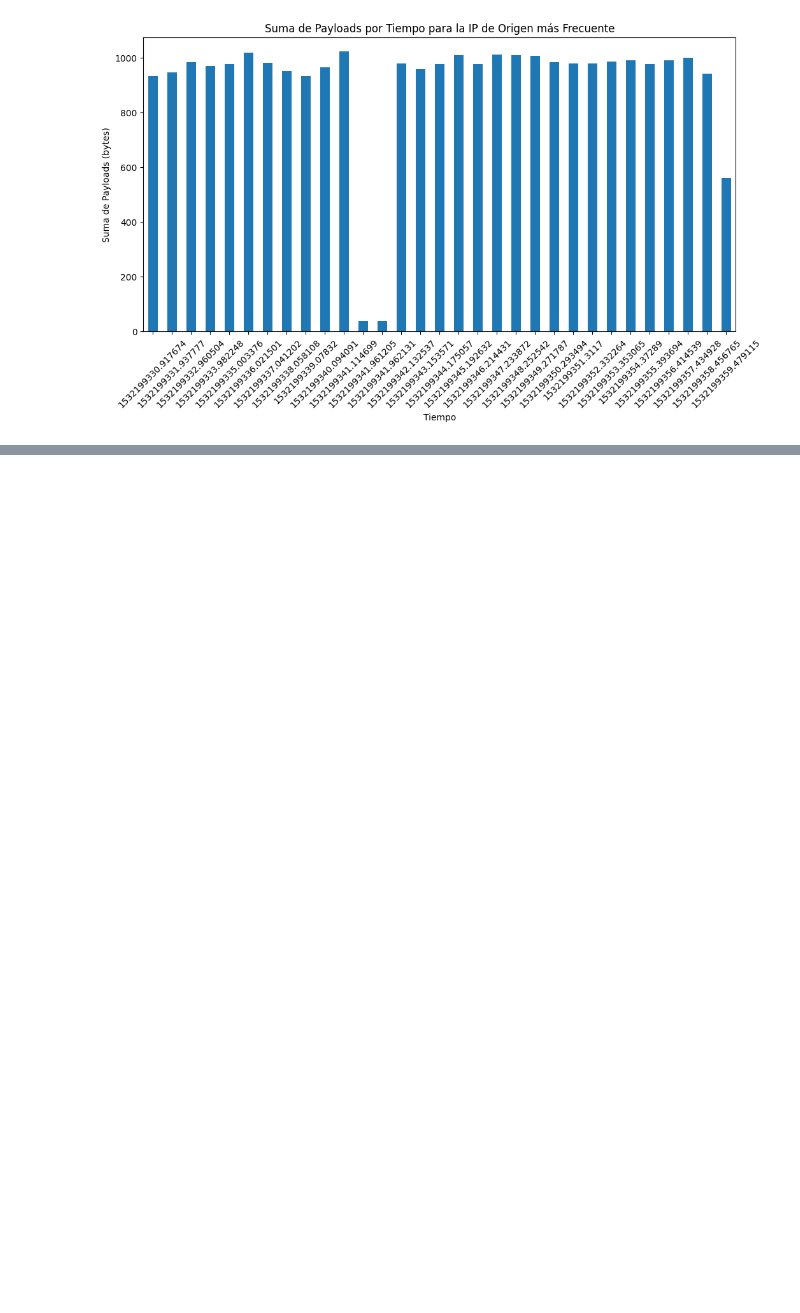
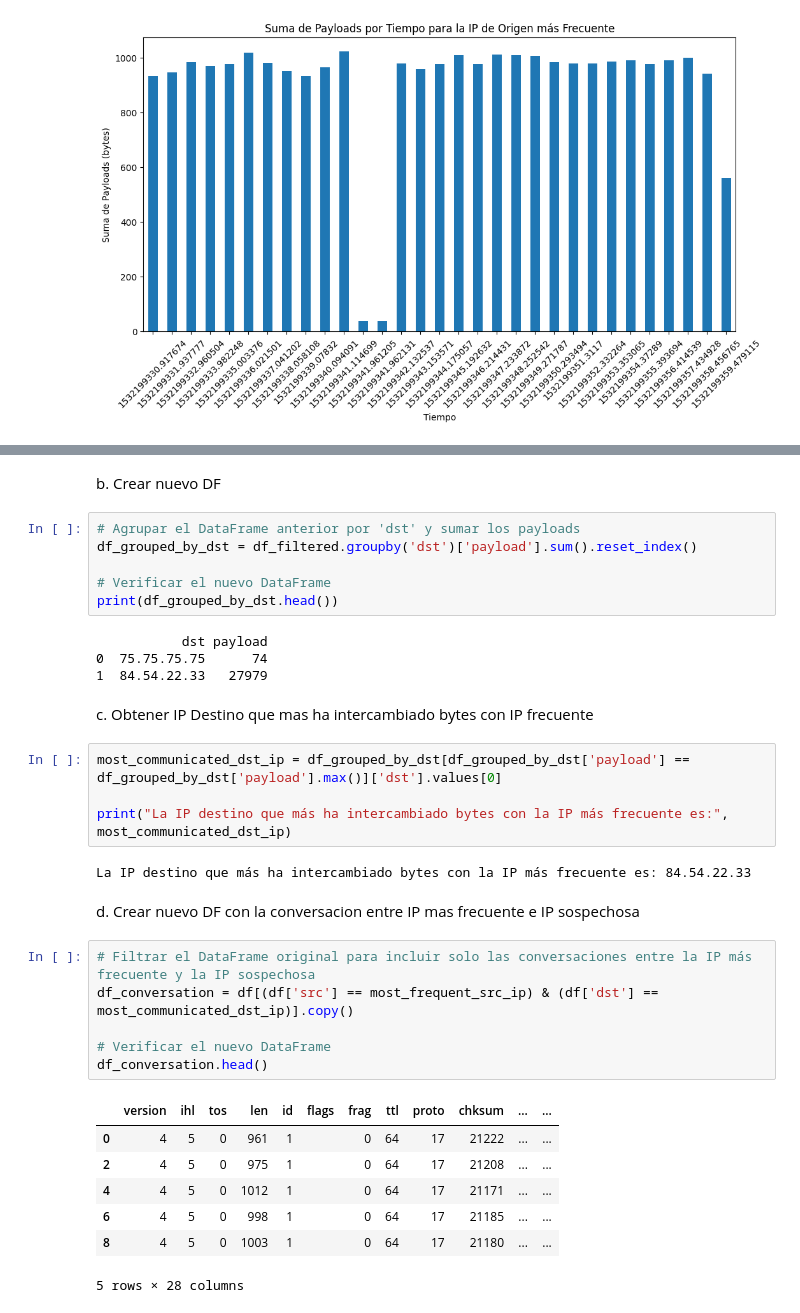
Before and after one commit to javim7/Lab6-SDS, a Jupyter notebook: lab6.ipynb, the cells around one changed output, grey strips where cells are left out. Cells and saved outputs as stored; diff of their text form; blank space fills up the shorter version.

```diff
--- a/lab6.ipynb
+++ b/lab6.ipynb
@@ -295,0 +330,36 @@ Basado en el hecho de que estoy en mi casa, el comportamiento de las gráficas p
+# %% [markdown]
+b. Crear nuevo DF
+# %%
+# Agrupar el DataFrame anterior por 'dst' y sumar los payloads
+df_grouped_by_dst = df_filtered.groupby('dst')['payload'].sum().reset_index()
+
+# Verificar el nuevo DataFrame
+print(df_grouped_by_dst.head())
+# %% [output]
+           dst payload
+0  75.75.75.75      74
+1  84.54.22.33   27979
+# %% [markdown]
+c. Obtener IP Destino que mas ha intercambiado bytes con IP frecuente
+# %%
+most_communicated_dst_ip = df_grouped_by_dst[df_grouped_by_dst['payload'] == df_grouped_by_dst['payload'].max()]['dst'].values[0]
+
+print("La IP destino que más ha intercambiado bytes con la IP más frecuente es:", most_communicated_dst_ip)
+# %% [output]
+La IP destino que más ha intercambiado bytes con la IP más frecuente es: 84.54.22.33
+# %% [markdown]
+d. Crear nuevo DF con la conversacion entre IP mas frecuente e IP sospechosa
+# %%
+# Filtrar el DataFrame original para incluir solo las conversaciones entre la IP más frecuente y la IP sospechosa
+df_conversation = df[(df['src'] == most_frequent_src_ip) & (df['dst'] == most_communicated_dst_ip)].copy()
+
+# Verificar el nuevo DataFrame
+df_conversation.head()
+# %% [output]
+|  | version | ihl | tos | len | id | flags | frag | ttl | proto | chksum | ... | ... |
+| 0 | 4 | 5 | 0 | 961 | 1 |  | 0 | 64 | 17 | 21222 | ... | ... |
+| 2 | 4 | 5 | 0 | 975 | 1 |  | 0 | 64 | 17 | 21208 | ... | ... |
+| 4 | 4 | 5 | 0 | 1012 | 1 |  | 0 | 64 | 17 | 21171 | ... | ... |
+| 6 | 4 | 5 | 0 | 998 | 1 |  | 0 | 64 | 17 | 21185 | ... | ... |
+| 8 | 4 | 5 | 0 | 1003 | 1 |  | 0 | 64 | 17 | 21180 | ... | ... |
+5 rows × 28 columns
```
Also changed, not shown: parts of 8 cells of this notebook.
